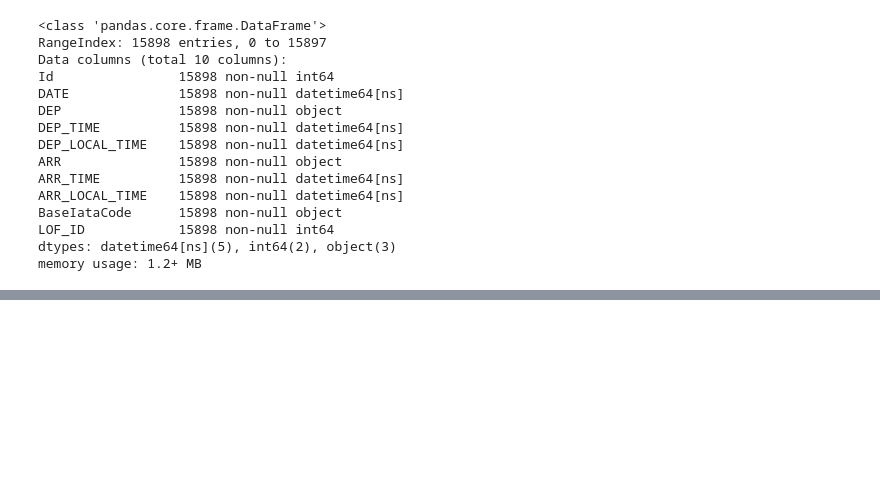
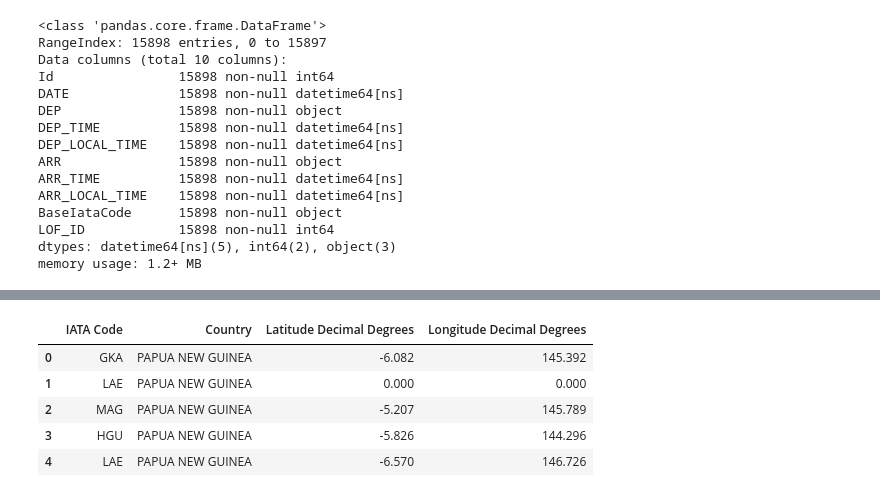
Before and after one commit to albertogcmr/dashboard-project-airline, a Jupyter notebook: main.ipynb, the cells around one changed output, grey strips where cells are left out. Saved outputs shown, nothing was run; the diff lists cells and outputs as text; code cells hidden in the pictures; blank space fills up the shorter version.

```diff
--- a/main.ipynb
+++ b/main.ipynb
@@ -49,0 +68,10 @@ memory usage: 1.2+ MB
+# %%
+iata_short = iata[['IATA Code', 'Country', 'Latitude Decimal Degrees', 'Longitude Decimal Degrees']]
+iata_short.head()
+# %% [output]
+|  | IATA Code | Country | Latitude Decimal Degrees | Longitude Decimal Degrees |
+| 0 | GKA | PAPUA NEW GUINEA | -6.082 | 145.392 |
+| 1 | LAE | PAPUA NEW GUINEA | 0.000 | 0.000 |
+| 2 | MAG | PAPUA NEW GUINEA | -5.207 | 145.789 |
+| 3 | HGU | PAPUA NEW GUINEA | -5.826 | 144.296 |
+| 4 | LAE | PAPUA NEW GUINEA | -6.570 | 146.726 |
```
Also changed, not shown: parts of 10 cells of this notebook, 3 other files.
